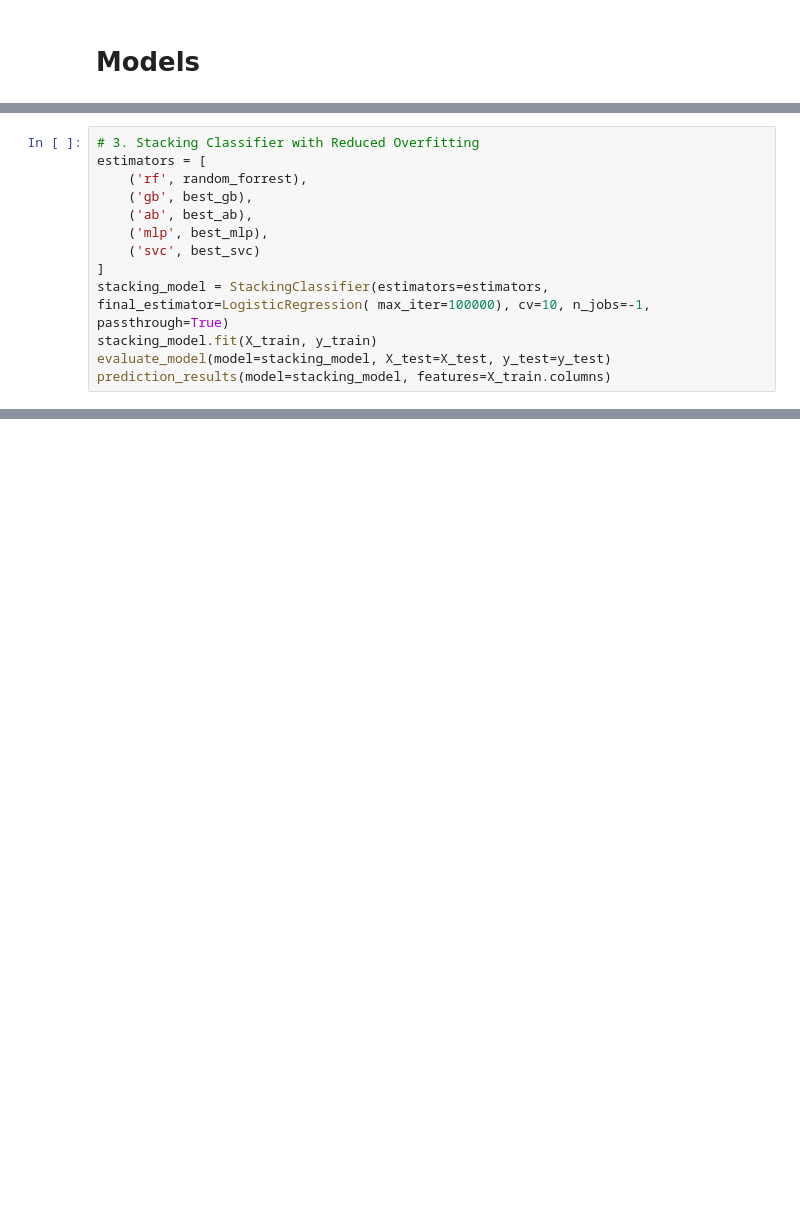
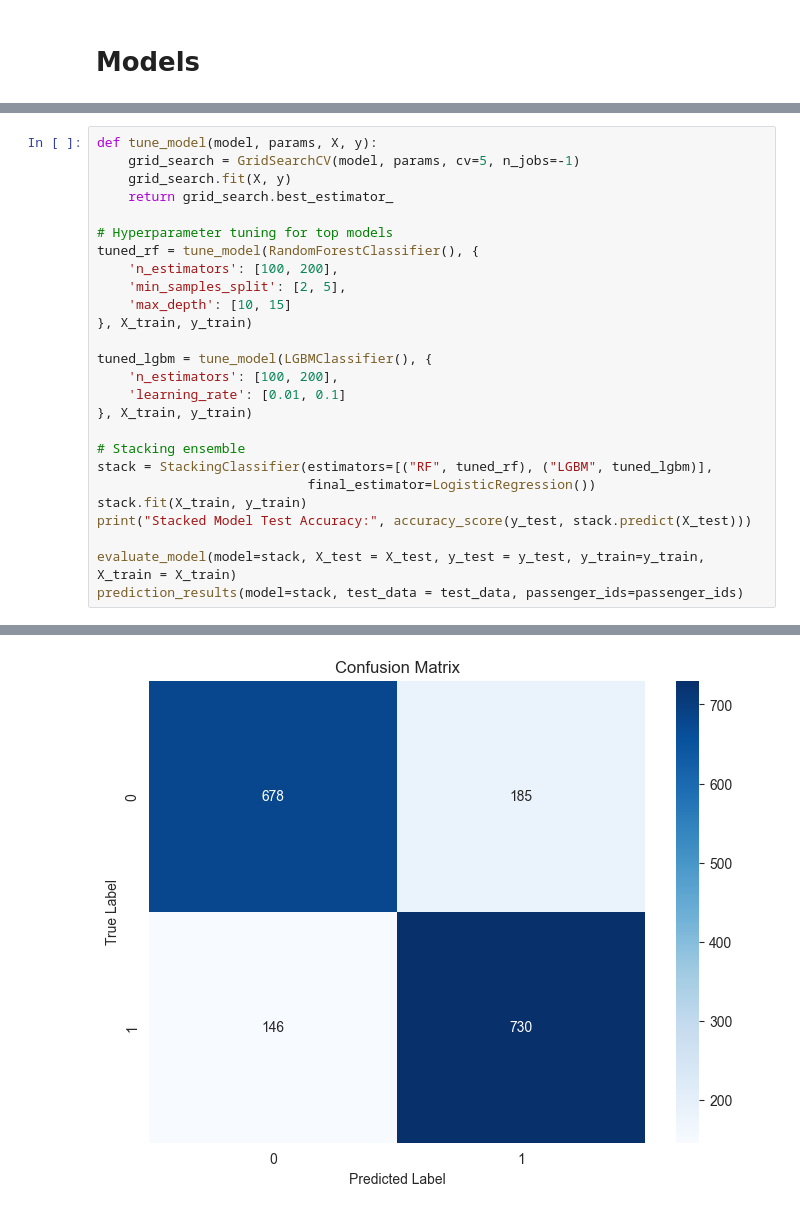
Before and after one commit to shamisolchikamhi/Titanic-Spaceship, a Jupyter notebook: detailed_titan_spaceship.ipynb, the cells around one changed output, grey strips where cells are left out. Drawn from its saved outputs; the diff is of its cells as text; blank space fills up the shorter version.

```diff
--- a/detailed_titan_spaceship.ipynb
+++ b/detailed_titan_spaceship.ipynb
@@ -715,13 +484,0 @@ KeyboardInterrupt:
-# %%
-# 3. Stacking Classifier with Reduced Overfitting
-estimators = [
-    ('rf', random_forrest),
-    ('gb', best_gb),
-    ('ab', best_ab),
-    ('mlp', best_mlp),
-    ('svc', best_svc)
-]
-stacking_model = StackingClassifier(estimators=estimators, final_estimator=LogisticRegression( max_iter=100000), cv=10, n_jobs=-1, passthrough=True)
-stacking_model.fit(X_train, y_train)
-evaluate_model(model=stacking_model, X_test=X_test, y_test=y_test)
-prediction_results(model=stacking_model, features=X_train.columns)
@@ -759,0 +485,27 @@ Name: proportion, dtype: float64
+# %%
+def tune_model(model, params, X, y):
+    grid_search = GridSearchCV(model, params, cv=5, n_jobs=-1)
+    grid_search.fit(X, y)
+    return grid_search.best_estimator_
+
+# Hyperparameter tuning for top models
+tuned_rf = tune_model(RandomForestClassifier(), {
+    'n_estimators': [100, 200],
+    'min_samples_split': [2, 5],
+    'max_depth': [10, 15]
+}, X_train, y_train)
+
+tuned_lgbm = tune_model(LGBMClassifier(), {
+    'n_estimators': [100, 200],
+    'learning_rate': [0.01, 0.1]
+}, X_train, y_train)
+
+# Stacking ensemble
+stack = StackingClassifier(estimators=[("RF", tuned_rf), ("LGBM", tuned_lgbm)],
+                           final_estimator=LogisticRegression())
+stack.fit(X_train, y_train)
+print("Stacked Model Test Accuracy:", accuracy_score(y_test, stack.predict(X_test)))
+
+evaluate_model(model=stack, X_test = X_test, y_test = y_test, y_train=y_train, X_train = X_train)
+prediction_results(model=stack, test_data = test_data, passenger_ids=passenger_ids)
+# %% [output]
@@ -759,0 +529 @@ Name: proportion, dtype: float64
+[figure, added]
```
Also changed, not shown: parts of 22 cells of this notebook, 1 other file.
